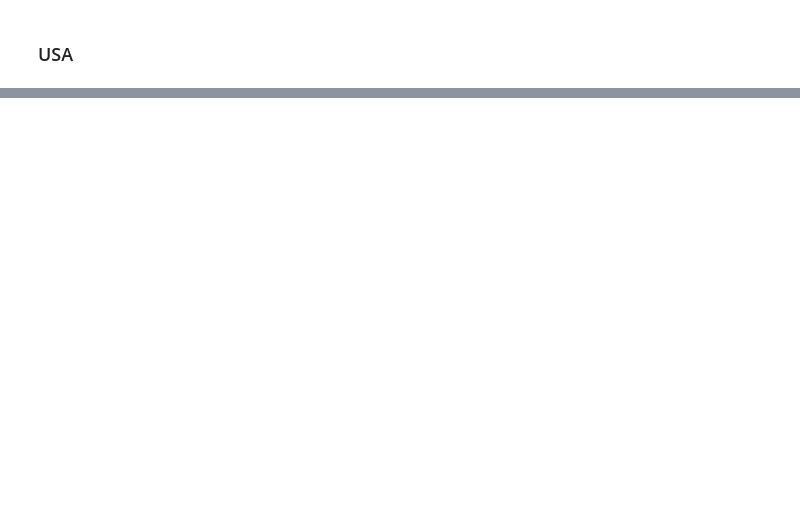
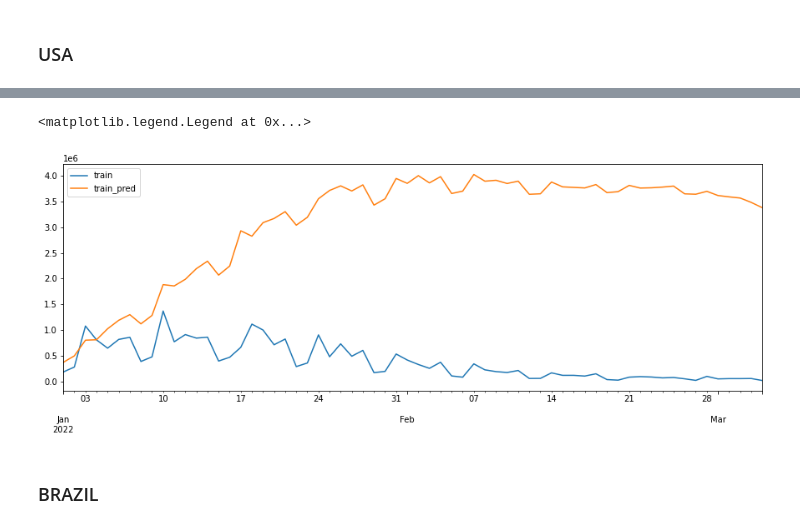
Before and after one commit to ryanchoe2024/Stat-390, a Jupyter notebook: Sid_Models/Prophet-Multi-Sid.ipynb, the cells around one changed output, grey strips where cells are left out. Cells and saved outputs as stored; diff of their text form; code cells hidden in the pictures; blank space fills up the shorter version.

```diff
--- a/Sid_Models/Prophet-Multi-Sid.ipynb
+++ b/Sid_Models/Prophet-Multi-Sid.ipynb
@@ -39,0 +119,8 @@ Australia_test_imputed.set_index('date', inplace=True)
+# %%
+pd.concat([USA_test_scaled['new_cases'],test_pred['yhat']], axis=1).plot(figsize=(15,5))
+plt.legend(['train', 'train_pred'])
+# %% [output]
+<matplotlib.legend.Legend at 0x...>
+[figure, added]
+# %% [markdown]
+### BRAZIL
```
Also changed, not shown: parts of 51 cells of this notebook, 2 other files.
